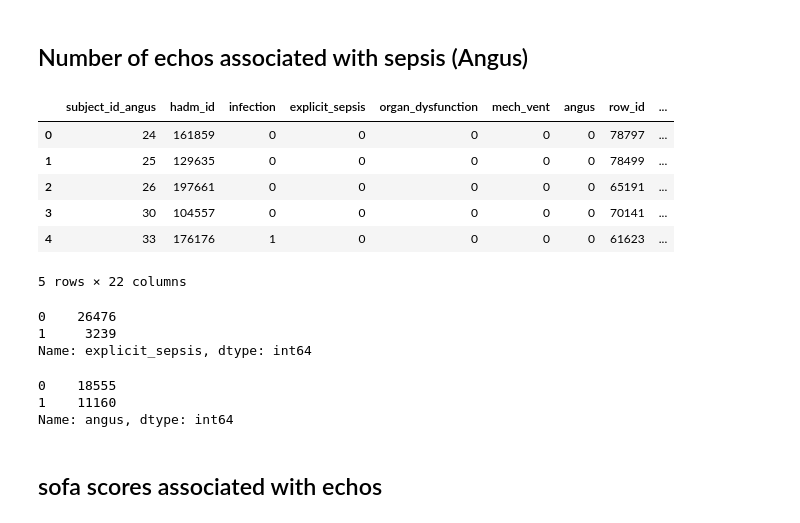
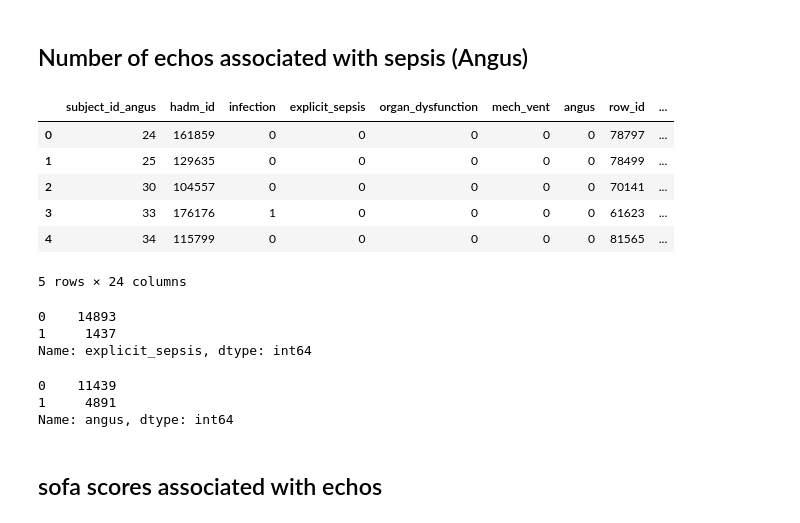
Before and after one commit to yhtgrace/echo, a Jupyter notebook: notebooks/161018_scratch.ipynb, the cells around one changed output. Cells and saved outputs as stored; diff of their text form; code cells hidden in the pictures.

```diff
--- a/notebooks/161018_scratch.ipynb
+++ b/notebooks/161018_scratch.ipynb
@@ -185,27 +227,27 @@ plt.ylabel('Number of hadm_ids')
 # %% [markdown]
 ## Number of echos associated with sepsis (Angus)
 # %%
-res = pd.merge(angus, icu, on = 'hadm_id', suffixes = ('_angus', '_icu'), how = 'right')
+res = pd.merge(angus, icu.loc[icu['time_filter']], on = 'hadm_id', suffixes = ('_angus', '_icu'), how = 'right')
 res.head()
 # %% [output]
 |  | subject_id_angus | hadm_id | infection | explicit_sepsis | organ_dysfunction | mech_vent | angus | row_id | ... |
 | 0 | 24 | 161859 | 0 | 0 | 0 | 0 | 0 | 78797 | ... |
 | 1 | 25 | 129635 | 0 | 0 | 0 | 0 | 0 | 78499 | ... |
-| 2 | 26 | 197661 | 0 | 0 | 0 | 0 | 0 | 65191 | ... |
-| 3 | 30 | 104557 | 0 | 0 | 0 | 0 | 0 | 70141 | ... |
-| 4 | 33 | 176176 | 1 | 0 | 0 | 0 | 0 | 61623 | ... |
+| 2 | 30 | 104557 | 0 | 0 | 0 | 0 | 0 | 70141 | ... |
+| 3 | 33 | 176176 | 1 | 0 | 0 | 0 | 0 | 61623 | ... |
+| 4 | 34 | 115799 | 0 | 0 | 0 | 0 | 0 | 81565 | ... |
-5 rows × 22 columns
+5 rows × 24 columns
 # %%
 res['explicit_sepsis'].value_counts()
 # %% [output]
-0    26476
-1     3239
+0    14893
+1     1437
 Name: explicit_sepsis, dtype: int64
 # %%
 res['angus'].value_counts()
 # %% [output]
-0    18555
-1    11160
+0    11439
+1     4891
 Name: angus, dtype: int64
 # %% [markdown]
 ## sofa scores associated with echos
```
Also changed, not shown: parts of 48 cells of this notebook, 3 other files.
